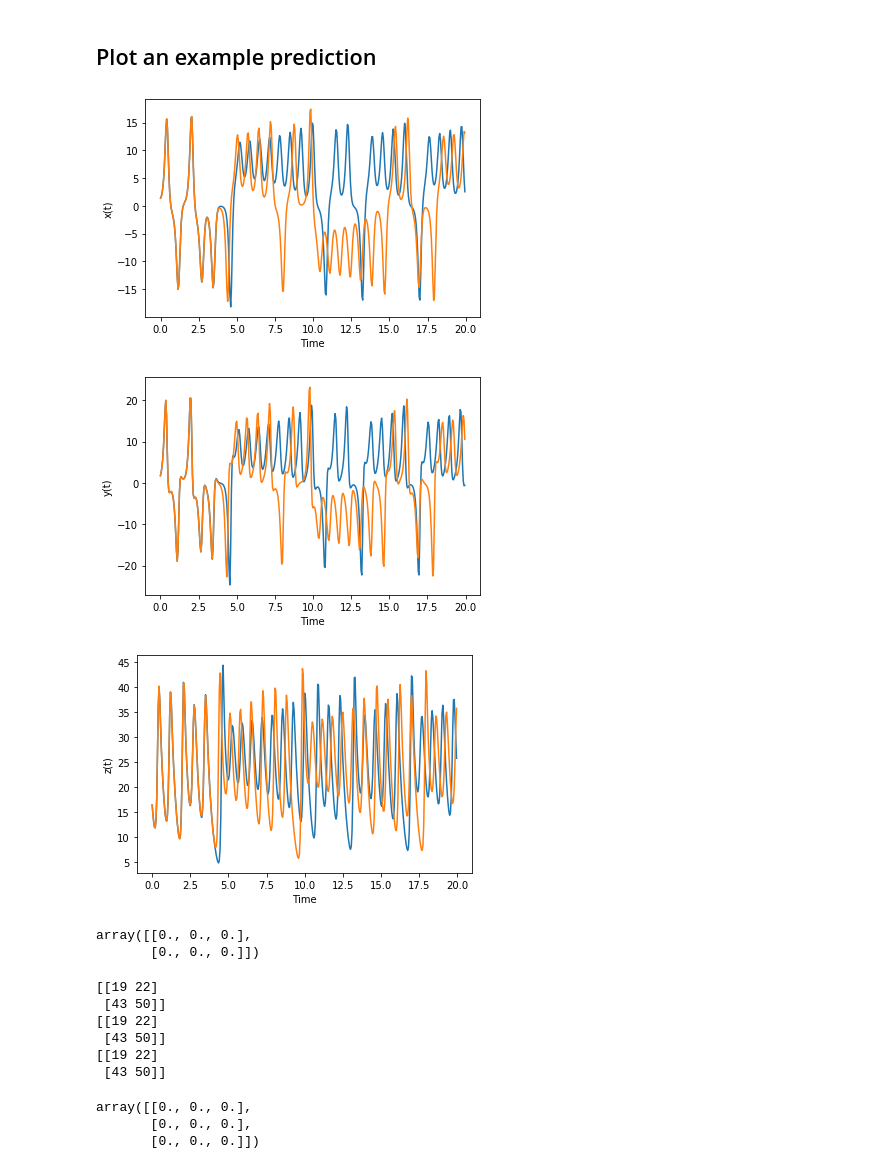
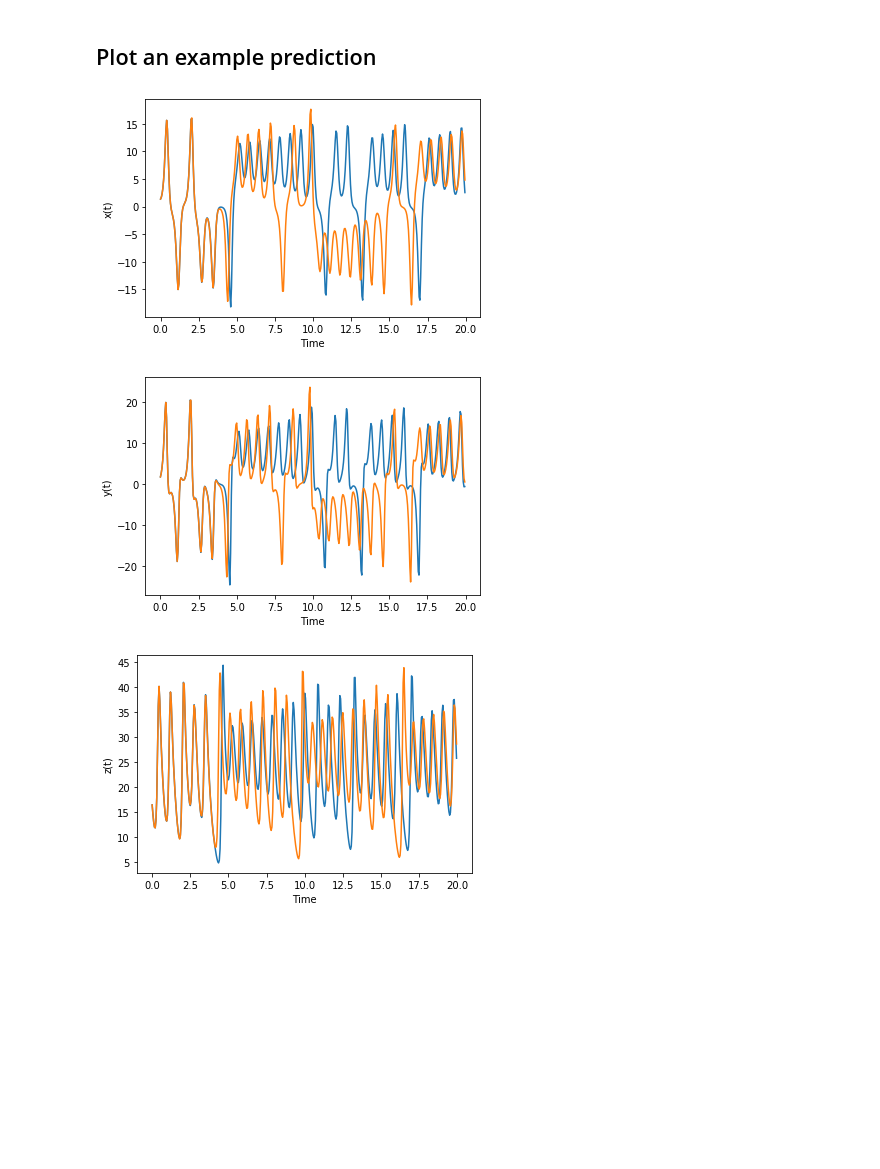
Before and after one commit to awikner/Reservoir-GN-RL, a Jupyter notebook: Reservoir_lorenz63_test.ipynb, the cells around one changed output. Drawn from its saved outputs; the diff is of its cells as text; code cells hidden in the pictures; blank space fills up the shorter version.

Commit message:
Updated lorenz63 predictions

```diff
--- a/Reservoir_lorenz63_test.ipynb
+++ b/Reservoir_lorenz63_test.ipynb
@@ -164,8 +164,6 @@ for pred in range(num_predictions):
     # Compare prediction to true system and calculate valid prediction time given the normalized RMS error cutoff
     truth = train_input_sequence[:,start_pred_idx:start_pred_idx + predict_length]
     errors[:,pred] = np.linalg.norm(predictions[:,:,pred] - truth, axis = 0)/np.sqrt(np.mean(truth**2))
-    plt.plot(errors[:,pred])
-    plt.show()
     for i in range(predict_length):
         if errors[i,pred] > error_cutoff:
             break
@@ -197,48 +191,23 @@ print(valid_times*step)
 # %%
 times = np.arange(0,step*predict_length,step)
 plt.plot(times, truth[0,:],label = 'Truth')
-plt.plot(times, predictions_norm[0,:,-1],label = 'Prediction')
+plt.plot(times, predictions[0,:,-1],label = 'Prediction')
 plt.xlabel('Time')
 plt.ylabel('x(t)')
 plt.show()
 
 plt.plot(times, truth[1,:],label = 'Truth')
-plt.plot(times, predictions_norm[1,:,-1],label = 'Prediction')
+plt.plot(times, predictions[1,:,-1],label = 'Prediction')
 plt.xlabel('Time')
 plt.ylabel('y(t)')
 plt.show()
 
 plt.plot(times, truth[2,:],label = 'Truth')
-plt.plot(times, predictions_norm[2,:,-1],label = 'Prediction')
+plt.plot(times, predictions[2,:,-1],label = 'Prediction')
 plt.xlabel('Time')
 plt.ylabel('z(t)')
 plt.show()
 # %% [output]
-[figure, old version]
+[figure, new version]
-[figure, old version]
+[figure, new version]
-[figure, old version]
+[figure, new version]
-# %%
-q = np.zeros((3,3))
-# %% [output]
-array([[0., 0., 0.],
-       [0., 0., 0.]])
-# %%
-q = np.array([[1,2],[3,4]])
-p = np.array([[5,6],[7,8]])
-print(np.matmul(q,p))
-print(np.dot(q,p))
-print(q @ p)
-# %% [output]
-[[19 22]
- [43 50]]
-[[19 22]
- [43 50]]
-[[19 22]
- [43 50]]
-# %%
-q = np.zeros((3,2))
-q @ q.T
-# %% [output]
-array([[0., 0., 0.],
-       [0., 0., 0.],
-       [0., 0., 0.]])
```
Also changed, not shown: parts of 1 cell of this notebook.
